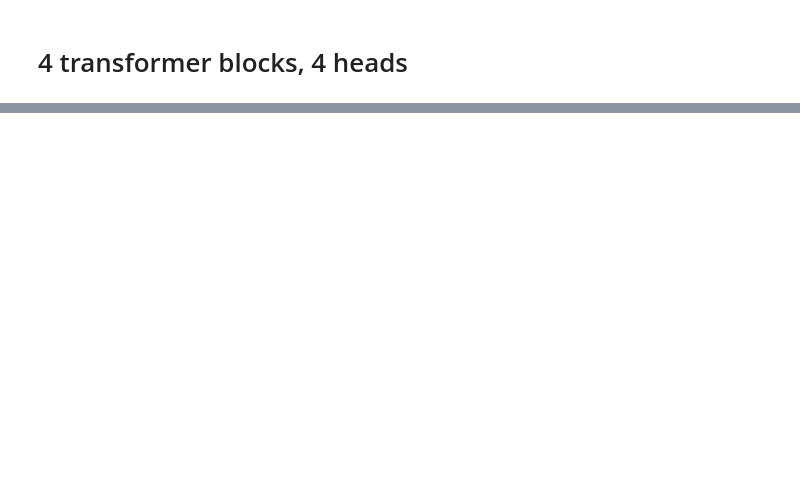
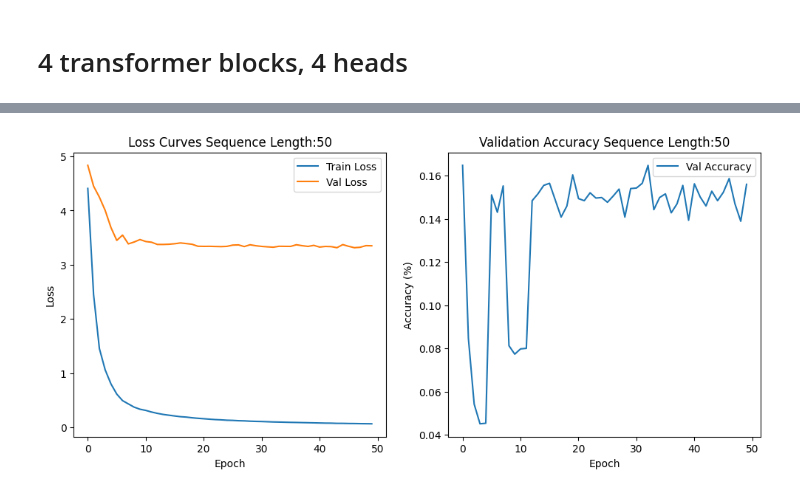
Before and after one commit to JordanTerwilliger/Intro-to-Deep-Learning, a Jupyter notebook: HW4/HW4_NLP_Transformer_Q2.ipynb, the cells around one changed output, grey strips where cells are left out. Saved outputs shown, nothing was run; the diff lists cells and outputs as text; code cells hidden in the pictures; blank space fills up the shorter version.

```diff
--- a/HW4/HW4_NLP_Transformer_Q2.ipynb
+++ b/HW4/HW4_NLP_Transformer_Q2.ipynb
@@ -702,0 +1145,82 @@ for _ in range(30):
+# %%
+#Hyperparameters
+input_lengths = [50]
+num_layers = 4
+nhead = 4
+
+
+model = TransformerModel(len(sorted_text), len(sorted_text), hidden_size, nhead, num_layers).to(device)
+criterion = nn.CrossEntropyLoss()
+optimizer = optim.Adam(model.parameters(), lr = lr)
+# %%
+for seq_len in input_lengths:
+# Training Loop
+  #Lists for storing loss and validation values
+  train_loss_list = []
+  val_loss_list = []
+  val_accuracy_list = []
+  train_batches = 0
+
+  #Create a new training loop for each input_length
+  for epoch in range(epochs):
+    X_train, y_train = get_batch('train', sequence_length=seq_len)
+
+    start_event = torch.cuda.Event(enable_timing=True)
+    end_event = torch.cuda.Event(enable_timing=True)
+
+    start_event.record()
+    model.train()
+
+    epoch_train_loss = 0.0
+
+    optimizer.zero_grad()
+    y_pred = model(X_train)  # Forward pass
+    loss = criterion(y_pred, y_train)  # Compute loss
+    loss.backward()  # Backward pass
+    optimizer.step()  # Update model parameters
+
+    epoch_train_loss += loss.item()
+    train_batches += 1
+
+    end_event.record()
+    torch.cuda.synchronize()
+    # Calculate time in milliseconds
+    elapsed_time_ms = start_event.elapsed_time(end_event)
+
+
+# Validation Loop
+    model.eval()
+
+    total_val_loss = 0.0
+    total_val_acc = 0.0
+    val_batches = 0
+
+    with torch.no_grad():
+      X_val, y_val = get_batch('test', sequence_length=seq_len)
+
+      val_output = model(X_val)
+      val_loss = criterion(val_output, y_val) #Find the loss
+
+      predicted = torch.argmax(val_output, 1) #Here we find what the output was (what letter)
+      val_accuracy = (predicted == y_val).float().mean()
+
+      total_val_loss += val_loss.item()
+      total_val_acc += val_accuracy.item()
+      val_batches += 1
+
+    # Compute genuine averages across the whole dataset split
+    avg_train_loss = epoch_train_loss / train_batches
+    avg_val_loss = total_val_loss / val_batches
+    avg_val_acc = total_val_acc / val_batches
+
+    # Append true averages to history lists
+    train_loss_list.append(avg_train_loss)
+    val_loss_list.append(avg_val_loss)
+    val_accuracy_list.append(avg_val_acc)
+
+    if (epoch % 1 == 0):
+      print(f'Epoch {epoch}, Loss: {avg_train_loss:.4f}, Val Accuracy: {avg_val_acc:.4f}, Val Loss: {avg_val_loss:.4f}')
+      print(f"Training time for Epoch {epoch}: {elapsed_time_ms / 1000:.6f} seconds")
+  createPlot(seq_len, train_loss_list, val_loss_list, val_accuracy_list)
+  print(summary(model, input_size = (1,input_size), dtypes=[torch.long]))
+# %% [output]
@@ -702,0 +1244 @@ for _ in range(30):
+[figure, added]
```
Also changed, not shown: parts of 18 cells of this notebook.
